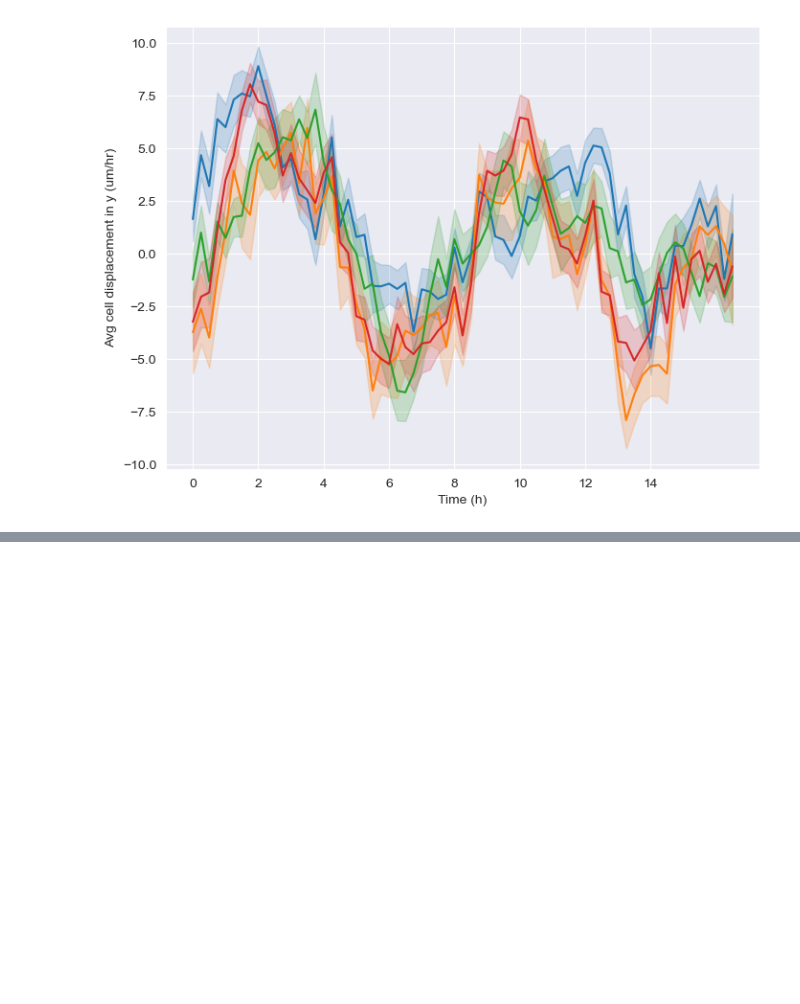
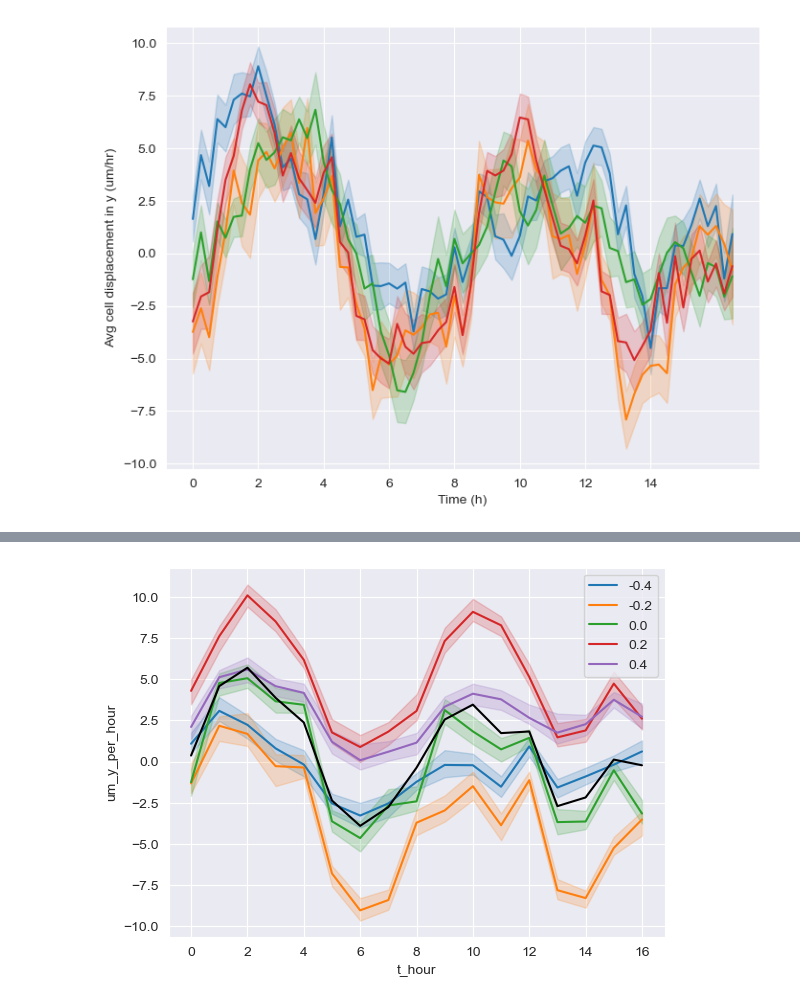
Before and after one commit to Harrison-Oatman/PyCLM, a Jupyter notebook: notebooks/barbounce.ipynb, the cells around one changed output, grey strips where cells are left out. Cells and saved outputs as stored; diff of their text form; code cells hidden in the pictures; blank space fills up the shorter version.

```diff
--- a/notebooks/barbounce.ipynb
+++ b/notebooks/barbounce.ipynb
@@ -99,3 +131,22 @@ plt.show()
+# %%
+short = all_data.copy()
+
+phase = short[short["t_hour"].between(7.75, 8.25)].groupby("track_id")["phase"].median()
+short["phase_at_four"] = short["track_id"].map(phase)
+short["phase_fine_at_four"] = (short["phase_at_four"] // 0.05) * 0.05
+short["phase_coarse_at_four"] = ((short["phase_at_four"] + 0.1) // 0.2) * 0.2
+
+short["phase_fine"] = ( short["phase"] // 0.05 ) * 0.05
+short["down"] = short["t_hour"] < 4
+
+sns.lineplot(short, x = "t_hour", y = "um_y_per_hour", hue = "phase_coarse", errorbar = ("ci", 95), palette="tab10", estimator="median")
+sns.lineplot(short, x = "t_hour", y = "um_y_per_hour", color="k", errorbar=None, linewidth=1.5)
+plt.show()
+
+# sns.lineplot(short, x = "phase_fine_at_four", y = "um_y_per_hour", hue="down")
+plt.show()
+# %% [output]
+[figure, added]
 # %%
 fig, ax = plt.subplots(1, 1, figsize = (6, 6))
 
```
Also changed, not shown: parts of 2 cells of this notebook.
